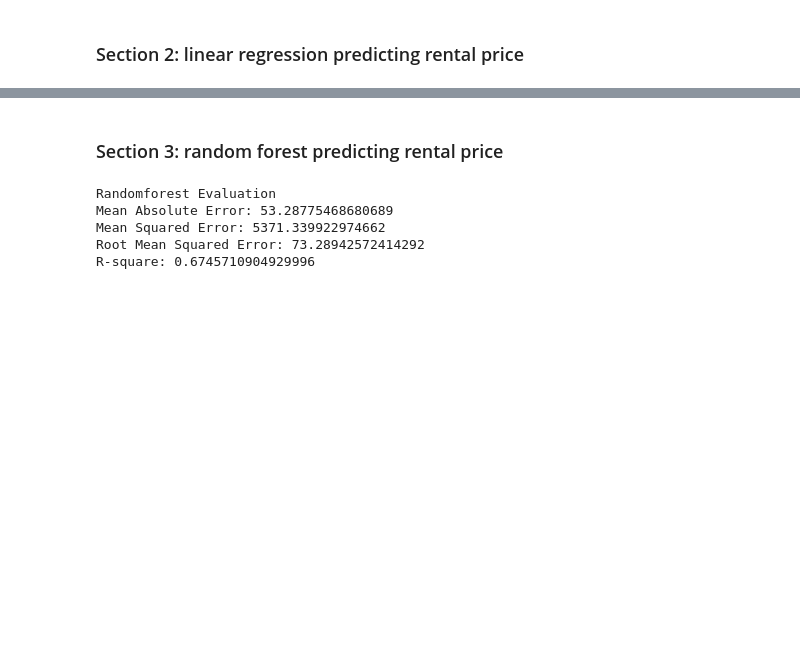
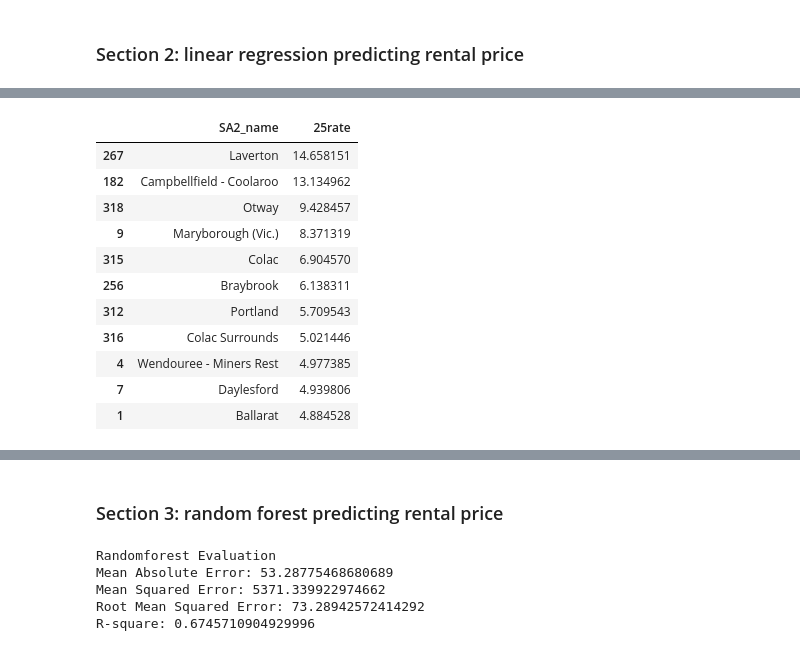
Before and after one commit to MAST30034-Applied-Data-Science/generic-real-estate-consulting-project-group-22, a Jupyter notebook: notebooks/summary.ipynb, the cells around one changed output, grey strips where cells are left out. Saved outputs shown, nothing was run; the diff lists cells and outputs as text; code cells hidden in the pictures; blank space fills up the shorter version.

```diff
--- a/notebooks/summary.ipynb
+++ b/notebooks/summary.ipynb
@@ -148,7 +112,0 @@ strong multicollinearity problems or that the design matrix is singular.
-# %%
-# by using the previous model and selected features
-# here are the top 10 suburbs with the highest predicted rental price growth rate in next 3 years
-
-df=pd.read_csv('../data/curated/rental_predict.csv')
-
-df.head(10)
@@ -154,0 +139,87 @@ df.head(10)
+# %%
+# find the mean of all features based on SA2 code, the average of internal features such as cost,
+# rooms and bath of each property will be used to predict suburb rent price
+
+df1=df.groupby('SA2_code').mean()
+
+# remove the first row where the sa2 code is out of range
+df1=df1.iloc[1:,:]
+
+# rest the index of the dataframe
+df1=df1.reset_index()
+
+# take out the features that will be used to predict suburb rent price
+df1=df1[['SA2_code', 'rooms', 'baths', 'parking', 'distance_to_CBD', 'distance_to_sc',
+       'num_increase', 'percent_increase', 'Area', 'pop_dens_21']]
+
+df1=df1.rename(columns={'SA2_code':'SA2'})
+
+# read prediction of number of jobs, median income rate, unemployment rate, and population
+# based on sa2 suburbs
+income_num=pd.read_csv('../data/curated/income_num_predict.csv')
+income_rate=pd.read_csv('../data/curated/income_rate_predict.csv')
+unemployment=pd.read_csv('../data/curated/unemployment_predict.csv')
+population=pd.read_csv('../data/curated/population_predict.csv')
+
+unemployment=unemployment.rename(columns={'SA2 Code (2016 ASGS)':'SA2'})
+population=population.rename(columns={'SA2 code':'SA2'})
+
+# join the dataset together
+df2=pd.merge(df1,income_num[['SA2','2025']],on='SA2')
+df2=df2.rename(columns={'2025':'num_job_19'})
+df2=pd.merge(df2,income_rate[['SA2','2025']],on='SA2')
+df2=df2.rename(columns={'2025':'income_rate_19'})
+df2=pd.merge(df2,unemployment[['SA2','2025']],on='SA2')
+df2=df2.rename(columns={'2025':'unemployment_rate_21'})
+df2=pd.merge(df2,population[['SA2','2025']],on='SA2')
+df2=df2.rename(columns={'2025':'population_21'})
+df2=df2.rename(columns={'SA2':'SA2_code'})
+
+# find list of all unique sa2 code
+df3=df2['SA2_code']
+
+# add the suburb name of these sa2 code
+df3=pd.merge(df3,df[['SA2_name', 'SA2_code']],on='SA2_code',how='left')
+df3=df3.drop_duplicates()
+df3=df3.reset_index()
+df3=df3.iloc[:,1:]
+
+# get 2025 data
+df2=pd.merge(df1,income_num[['SA2','2025']],on='SA2')
+df2=df2.rename(columns={'2025':'num_job_19'})
+df2=pd.merge(df2,income_rate[['SA2','2025']],on='SA2')
+df2=df2.rename(columns={'2025':'income_rate_19'})
+df2=pd.merge(df2,unemployment[['SA2','2025']],on='SA2')
+df2=df2.rename(columns={'2025':'unemployment_rate_21'})
+df2=pd.merge(df2,population[['SA2','2025']],on='SA2')
+df2=df2.rename(columns={'2025':'population_21'})
+df2=df2.rename(columns={'SA2':'SA2_code'})
+
+# predict rent price of each sa2 suburb
+df3['2025']=fit3.predict(df2)
+
+# create new dataframe to store predictions, add the average rent of this year for each suburb
+df1=df.groupby('SA2_code').mean().reset_index()
+
+df4=pd.merge(df3,df1,on='SA2_code',how='left')
+
+# calculate increase in rent each year
+df4['25dif']=df4['2025']-df4['cost_text']
+# calculate how much the rent increase for each suburb by percentage
+df4['25rate']=((df4['2025']-df4['cost_text'])/df4['cost_text'])*100
+
+# 2025 top 11 suburb with highest rent increasing by rate(percentage)
+df4.sort_values('25rate',ascending=False).head(11)[['SA2_name','25rate']]
+# %% [output]
+|  | SA2_name | 25rate |
+| 267 | Laverton | 14.658151 |
+| 182 | Campbellfield - Coolaroo | 13.134962 |
+| 318 | Otway | 9.428457 |
+| 9 | Maryborough (Vic.) | 8.371319 |
+| 315 | Colac | 6.904570 |
+| 256 | Braybrook | 6.138311 |
+| 312 | Portland | 5.709543 |
+| 316 | Colac Surrounds | 5.021446 |
+| 4 | Wendouree - Miners Rest | 4.977385 |
+| 7 | Daylesford | 4.939806 |
+| 1 | Ballarat | 4.884528 |
```
Also changed, not shown: parts of 11 cells of this notebook.
